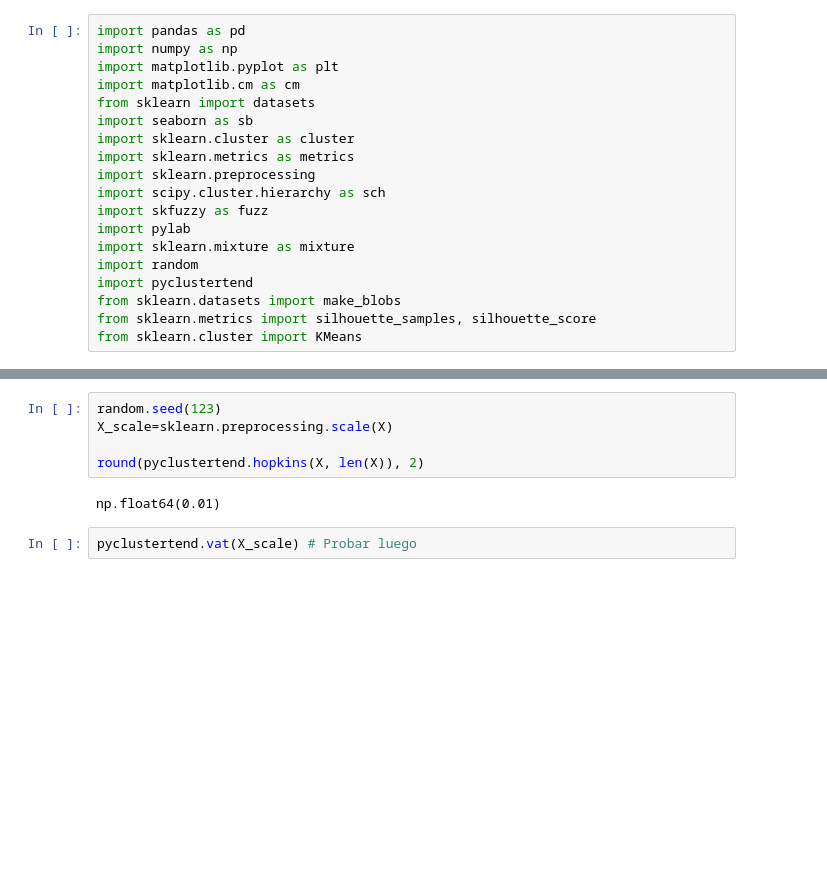
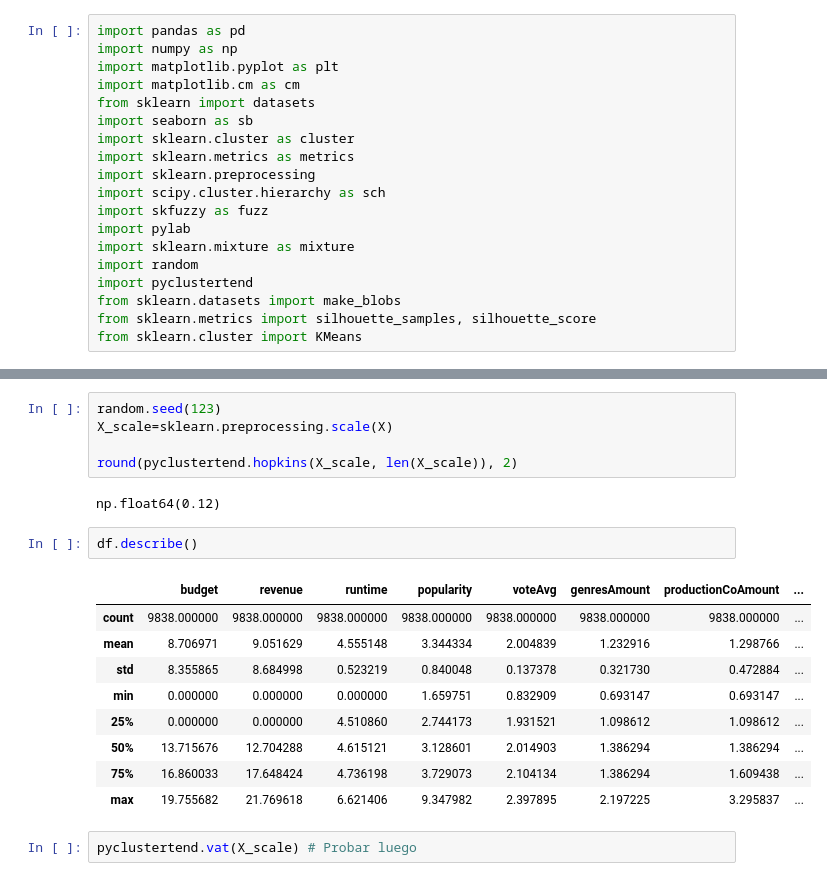
Before and after one commit to Anaru03/Project-1.2-Data-Mining-Public, a Jupyter notebook: Clustering.ipynb, the cells around one changed output, grey strips where cells are left out. Drawn from its saved outputs; the diff is of its cells as text; blank space fills up the shorter version.

```diff
--- a/Clustering.ipynb
+++ b/Clustering.ipynb
@@ -51,9 +57,21 @@ X.shape
 random.seed(123)
 X_scale=sklearn.preprocessing.scale(X)
 
-round(pyclustertend.hopkins(X, len(X)), 2)
+round(pyclustertend.hopkins(X_scale, len(X_scale)), 2)
 # %% [output]
-np.float64(0.01)
+np.float64(0.12)
+# %%
+df.describe()
+# %% [output]
+|  | budget | revenue | runtime | popularity | voteAvg | genresAmount | productionCoAmount | ... |
+| count | 9838.000000 | 9838.000000 | 9838.000000 | 9838.000000 | 9838.000000 | 9838.000000 | 9838.000000 | ... |
+| mean | 8.706971 | 9.051629 | 4.555148 | 3.344334 | 2.004839 | 1.232916 | 1.298766 | ... |
+| std | 8.355865 | 8.684998 | 0.523219 | 0.840048 | 0.137378 | 0.321730 | 0.472884 | ... |
+| min | 0.000000 | 0.000000 | 0.000000 | 1.659751 | 0.832909 | 0.693147 | 0.693147 | ... |
+| 25% | 0.000000 | 0.000000 | 4.510860 | 2.744173 | 1.931521 | 1.098612 | 1.098612 | ... |
+| 50% | 13.715676 | 12.704288 | 4.615121 | 3.128601 | 2.014903 | 1.386294 | 1.386294 | ... |
+| 75% | 16.860033 | 17.648424 | 4.736198 | 3.729073 | 2.104134 | 1.386294 | 1.609438 | ... |
+| max | 19.755682 | 21.769618 | 6.621406 | 9.347982 | 2.397895 | 2.197225 | 3.295837 | ... |
 # %%
 pyclustertend.vat(X_scale) # Probar luego
 # %%
```
Also changed, not shown: parts of 6 cells of this notebook.
